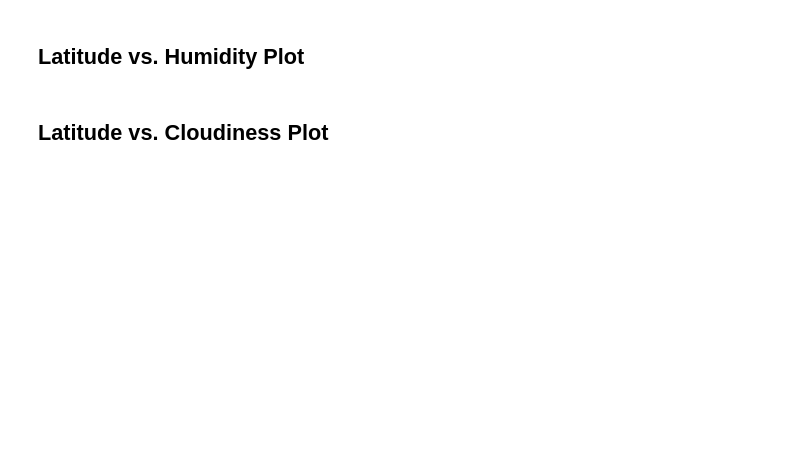
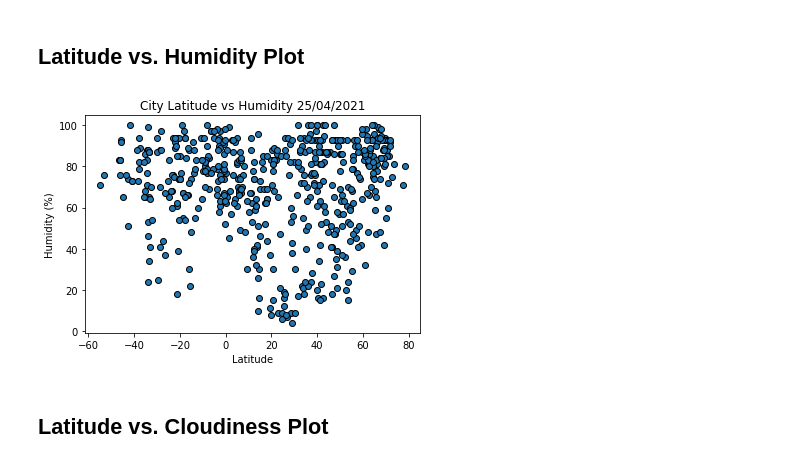
Before and after one commit to sSalvs/python-api-challenge, a Jupyter notebook: WeatherPy/SS_WeatherPy.ipynb, the cells around one changed output. Drawn from its saved outputs; the diff is of its cells as text; code cells hidden in the pictures; blank space fills up the shorter version.

```diff
--- a/WeatherPy/SS_WeatherPy.ipynb
+++ b/WeatherPy/SS_WeatherPy.ipynb
@@ -236,4 +258,27 @@ Skip this step if there are no cities that have humidity > 100%.
 # %% [markdown]
 ## Latitude vs. Humidity Plot
+# %%
+# plot lat vs max temp
+
+# set x and y values
+x_values = city_list_df['Lat']
+y_values = city_list_df["Humidity"]
+
+# plot graph and add titles & labels
+plt.scatter(x_values,y_values, edgecolors='black')
+plt.xlabel('Latitude')
+plt.ylabel('Humidity (%)')
+plt.title("City Latitude vs Humidity 25/04/2021")
+
+# Save png file
+plt.savefig("../Output/lat_vs_humidity.png")
+
+plt.show()
+
+
+# Analysis - the equator doesnt seem to have an impact on humidity. Some of the cities would be in a cold
+# part of the world, however still have a high humidity
+# %% [output]
+[figure, added]
 # %% [markdown]
 ## Latitude vs. Cloudiness Plot
```
Also changed, not shown: parts of 16 cells of this notebook, 12 other files.
